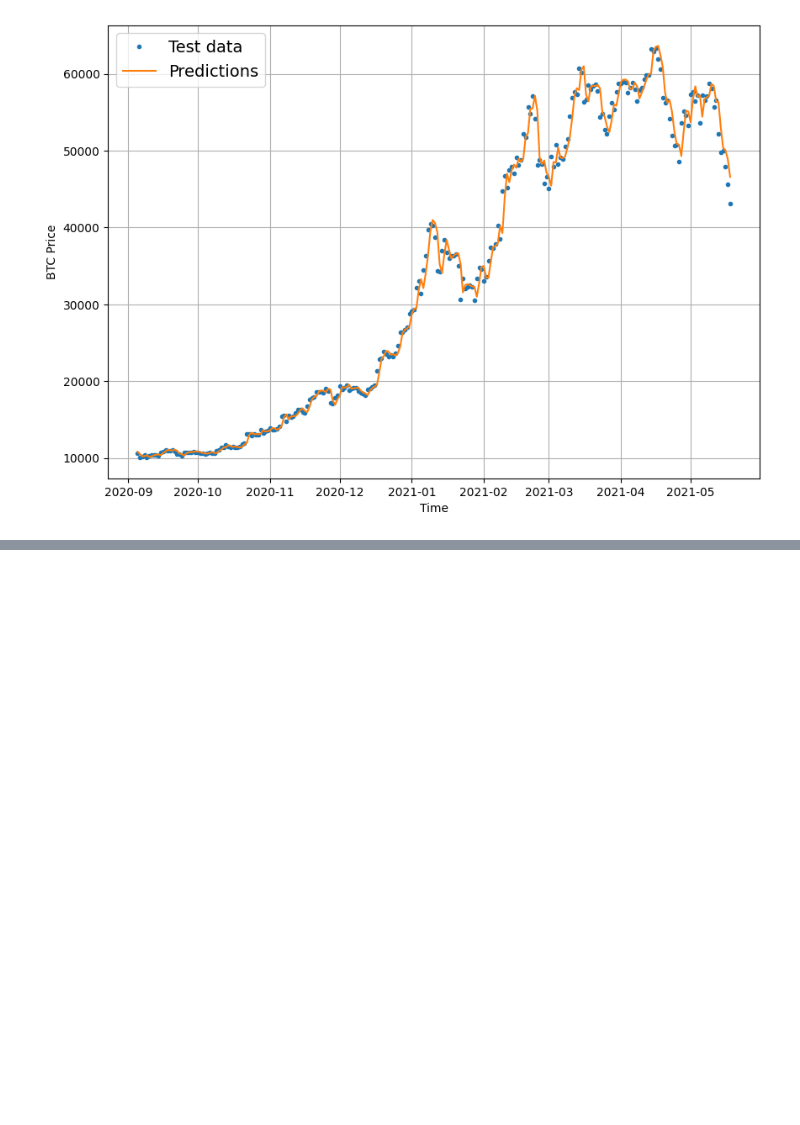
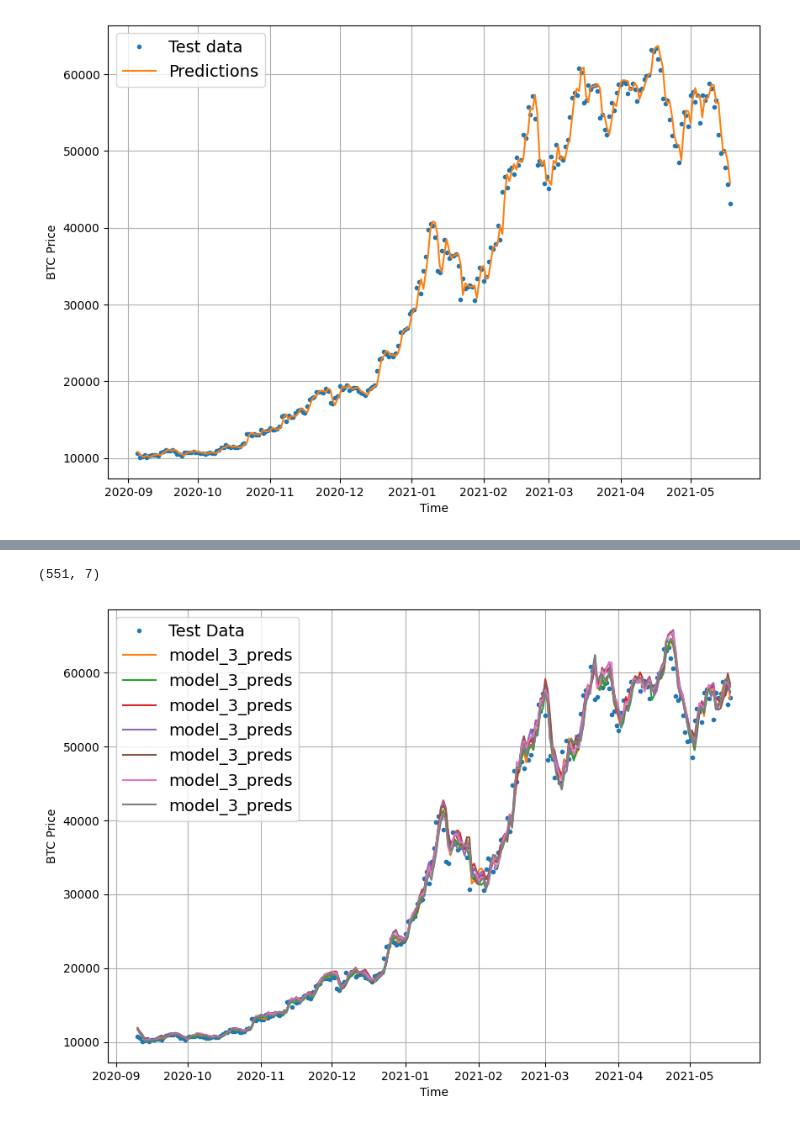
Before and after one commit to MelihKlc/Deep-Learning, a Jupyter notebook: Time_Series_Forecasting.ipynb, the cells around one changed output, grey strips where cells are left out. Drawn from its saved outputs; the diff is of its cells as text; code cells hidden in the pictures; blank space fills up the shorter version.

```diff
--- a/Time_Series_Forecasting.ipynb
+++ b/Time_Series_Forecasting.ipynb
@@ -684,0 +771,6 @@ plot_time_series(timesteps = X_test[-len(test_windows) : ] , values = model_1_pr
+# %%
+# Make windowed data with appropriate horizon and window size
+WINDOW_SIZE = 30
+HORIZON = 7
+full_windows , full_labels = make_windows( prices , window_size = WINDOW_SIZE , horizon = HORIZON)
+len(full_windows) , len(full_labels)
@@ -684,0 +779,2 @@ plot_time_series(timesteps = X_test[-len(test_windows) : ] , values = model_1_pr
+# %%
+train_windows , test_windows , train_labels , test_labels =  make_train_test_splits(full_windows , full_labels)
@@ -684,0 +827,3 @@ plot_time_series(timesteps = X_test[-len(test_windows) : ] , values = model_1_pr
+# %%
+model_3 = tf.keras.models.load_model("/content/model_experiments/model_3_dense/")
+model_3.evaluate(test_windows , test_labels)
@@ -684,0 +833,2 @@ plot_time_series(timesteps = X_test[-len(test_windows) : ] , values = model_1_pr
+# %%
+model_3_preds = model_3.predict(test_windows)
@@ -684,0 +950,14 @@ plot_time_series(timesteps = X_test[-len(test_windows) : ] , values = model_1_pr
+# %%
+model_3_preds.shape
+# %% [output]
+(551, 7)
+# %%
+# Plot our function
+# Plot ederken direkt x_test kullanmamamızın sebebi x_test datamız bütün tarihleri içeriyor daha train test diye ayrılmamış bir data. Bu yüzden biz test kısmını almak için test_windowsun lenghtini alıp ordan baslatıyoruz plot etmeye.
+offset = 300
+plt.figure(figsize = ( 10 , 7))
+plot_time_series(timesteps = X_test[-len(test_windows) : ] , values = test_labels[ : , 0] , start = offset , label = "Test Data")
+plot_time_series(timesteps = X_test[-len(test_windows) : ] , values = model_3_preds , start = offset , format = "-" , label = "model_3_preds")
+# test_labels[ : , 0]   burda aslında her rowun 0. columnunu alıyoruz yani 7 tane prediction yaptıgımız horizonların hepsinin sadece 1. predictionunu alıyoruz.
+# %% [output]
+[figure, added]
```
Also changed, not shown: parts of 41 cells of this notebook.
